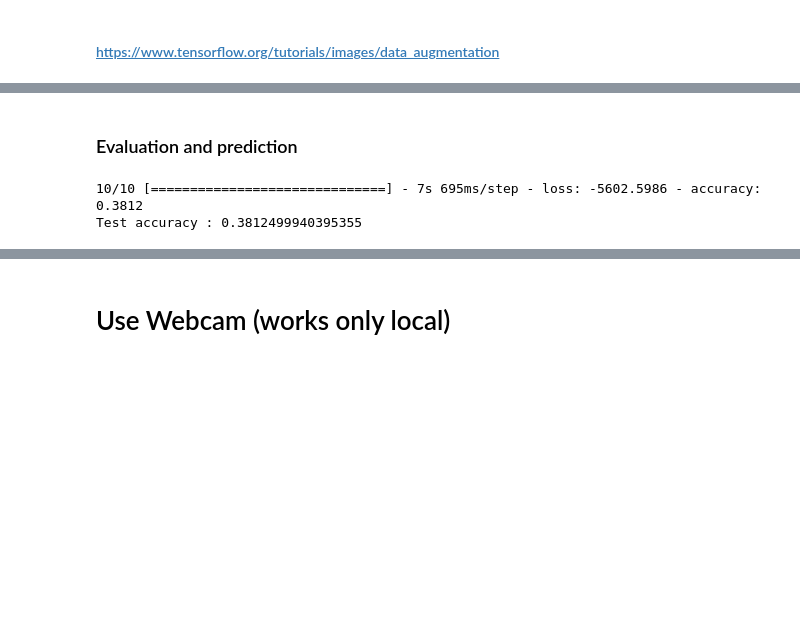
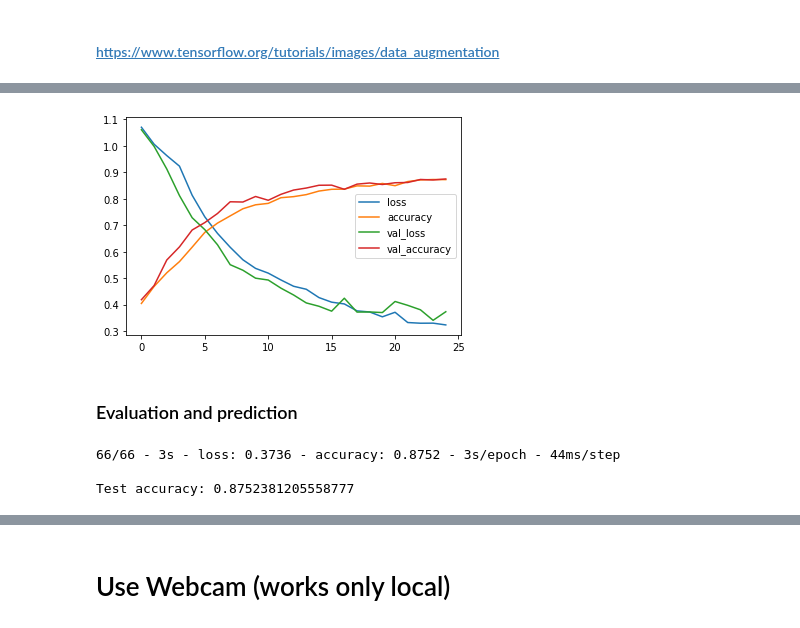
Before and after one commit to adrianbruegger/applieddatascience, a Jupyter notebook: AppliedDataScience_Project.ipynb, the cells around one changed output, grey strips where cells are left out. Cells and saved outputs as stored; diff of their text form; code cells hidden in the pictures; blank space fills up the shorter version.

```diff
--- a/AppliedDataScience_Project.ipynb
+++ b/AppliedDataScience_Project.ipynb
@@ -817,5 +600,0 @@ initial accuracy: 0.36
-# %%
-#early_stopping_cb=tf.keras.callbacks.EarlyStopping(patience=4, restore_best_weights=True) ###<---  callbacks richtig?
-history = model.fit(train_dataset,
-                    epochs=initial_epochs,
-                    validation_data=validation_dataset)
@@ -878,4 +600,0 @@ Number of layers in the base model:  154
-# %%
-model.compile(loss=tf.keras.losses.BinaryCrossentropy(from_logits=False),
-              optimizer = tf.keras.optimizers.RMSprop(learning_rate=base_learning_rate/10),
-              metrics=['accuracy'])
@@ -902,8 +600,0 @@ _________________________________________________________________
-# %%
-fine_tune_epochs = 10
-total_epochs =  initial_epochs + fine_tune_epochs
-
-history_fine = model.fit(train_dataset,
-                         epochs=total_epochs,
-                         initial_epoch=history.epoch[-1],
-                         validation_data=validation_dataset)
@@ -941,0 +601,7 @@ plt.show()
+# %%
+epochs=25
+history = model.fit(
+  train_ds,
+  validation_data=val_ds,
+  epochs=epochs
+)
@@ -942,8 +626,21 @@ plt.show()
+# %%
+import pandas as pd
+import matplotlib.pyplot as plt
+
+pd.DataFrame(history.history).plot()
+plt.show()
+# %% [output]
+[figure, added]
 # %% [markdown]
 ### Evaluation and prediction
 # %%
-loss, accuracy = model.evaluate(test_dataset)
-print('Test accuracy :', accuracy)
+test_loss, test_acc = model.evaluate(val_ds, verbose=2)
+
+print('\nTest accuracy:', test_acc)
+
+##loss, accuracy = model.evaluate(val_ds)
+##print('Test accuracy :', accuracy)
 # %% [output]
-10/10 [==============================] - 7s 695ms/step - loss: -5602.5986 - accuracy: 0.3812
-Test accuracy : 0.3812499940395355
+66/66 - 3s - loss: 0.3736 - accuracy: 0.8752 - 3s/epoch - 44ms/step
+
+Test accuracy: 0.8752381205558777
```
Also changed, not shown: parts of 73 cells of this notebook.
